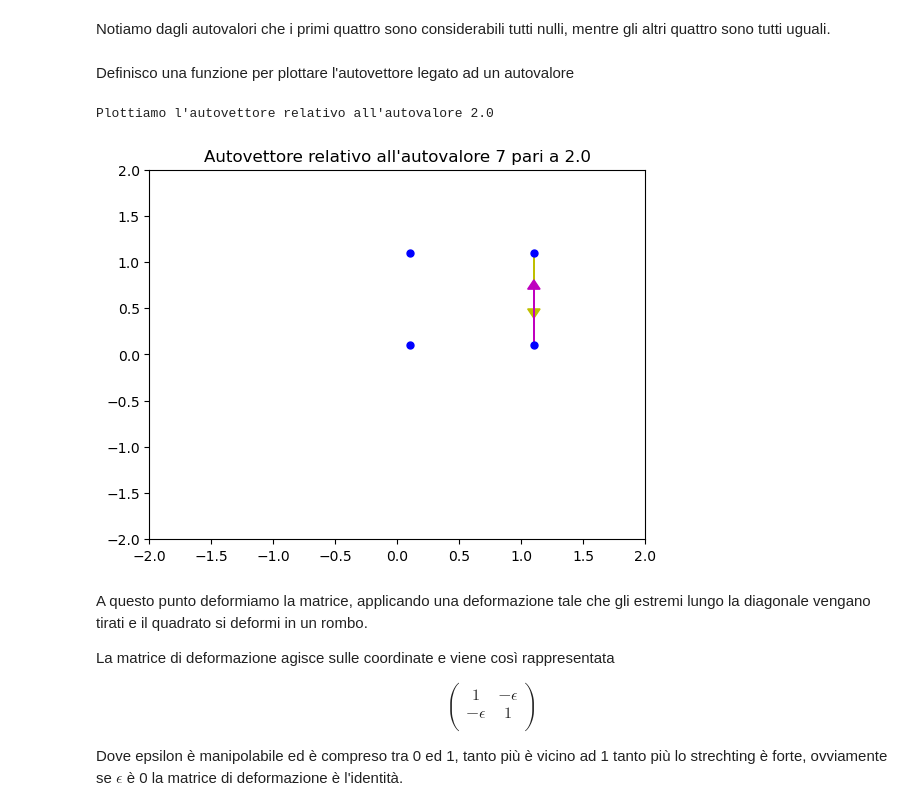
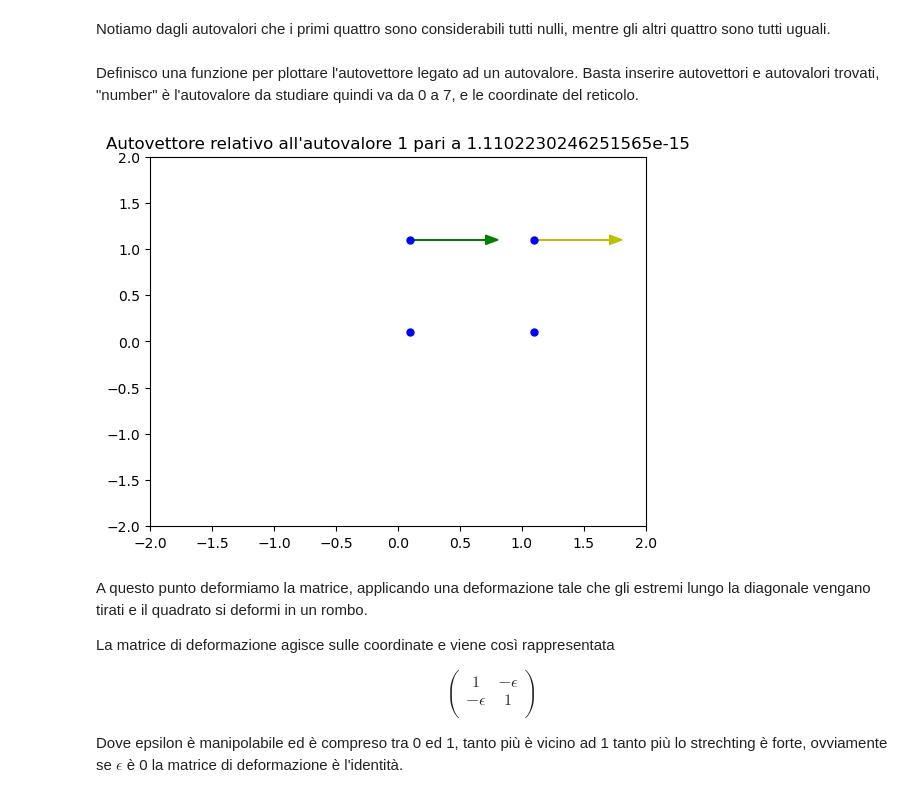
Before and after one commit to Edounimi/Rigidity-of-cellular-structures, a Jupyter notebook: InizioTesi.ipynb, the cells around one changed output. Cells and saved outputs as stored; diff of their text form; code cells hidden in the pictures.

```diff
--- a/InizioTesi.ipynb
+++ b/InizioTesi.ipynb
@@ -70,6 +70,6 @@ Eigenvalues, Eigenvectors = F.eigenSpace(eigvals = None)
 # %% [markdown]
 Notiamo dagli autovalori che i primi quattro sono considerabili tutti nulli, mentre gli altri quattro sono tutti uguali.
 # %% [markdown]
-Definisco una funzione per plottare l'autovettore legato ad un autovalore
+Definisco una funzione per plottare l'autovettore legato ad un autovalore. Basta inserire autovettori e autovalori trovati, "number" è l'autovalore da studiare quindi va da 0 a 7, e le coordinate del reticolo.
 # %%
 def eigenVector_plotting(number,coordinates,Eigenvalues,Eigenvectors):
@@ -94,10 +93,9 @@ def eigenVector_plotting(number,coordinates,Eigenvalues,Eigenvectors):
 
     return None
 # %%
-eigenVector_plotting(7,coordinates,Eigenvalues,Eigenvectors)
+eigenVector_plotting(1,coordinates,Eigenvalues,Eigenvectors)
 # %% [output]
-Plottiamo l'autovettore relativo all'autovalore 2.0
-[figure, old version]
+[figure, new version]
 # %% [markdown]
 A questo punto deformiamo la matrice, applicando una deformazione tale che gli estremi lungo la diagonale vengano tirati e il quadrato si deformi in un rombo.
 
```
Also changed, not shown: parts of 1 cell of this notebook.
